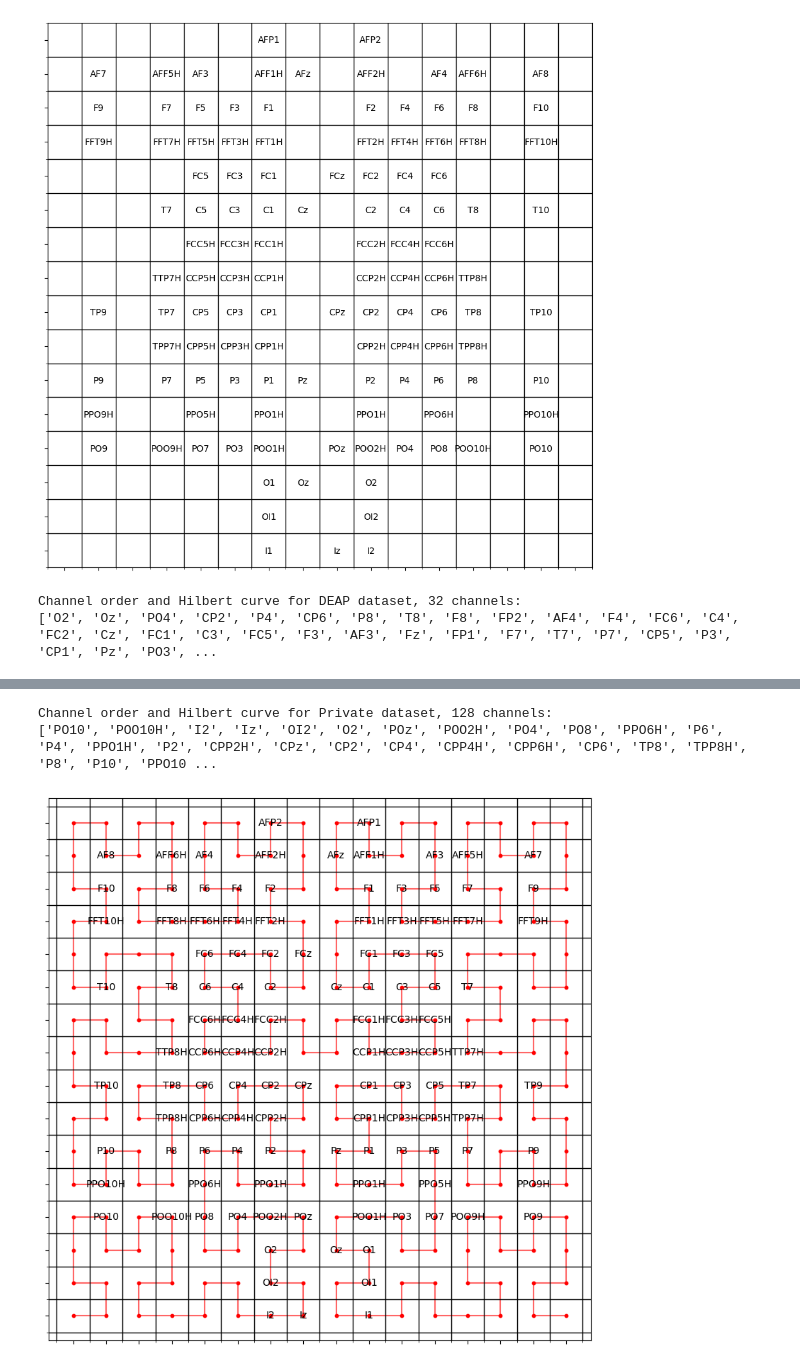
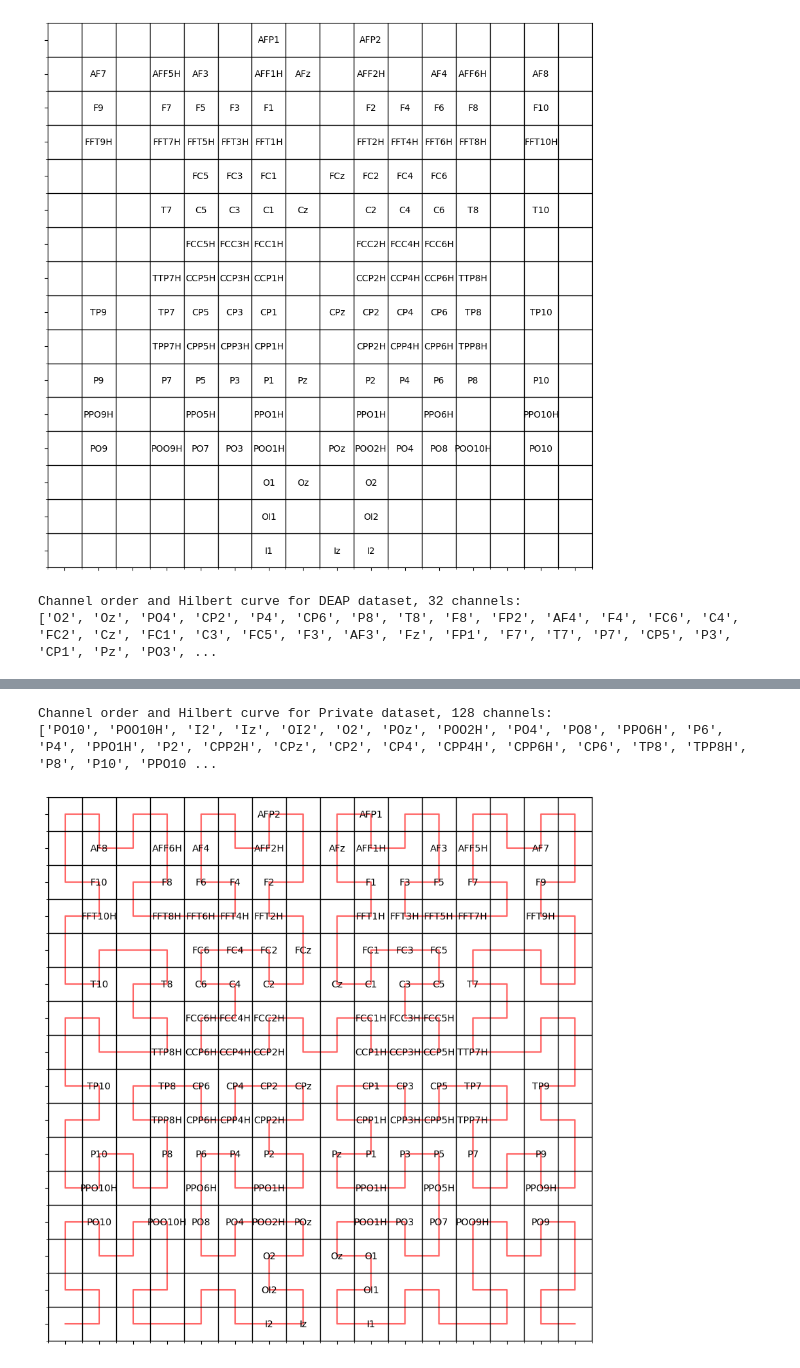
Before and after one commit to agustin-lorenzo/emotion-recognition-thesis, a Jupyter notebook: hilbert_curve.ipynb, the cells around one changed output, grey strips where cells are left out. Cells and saved outputs as stored; diff of their text form; code cells hidden in the pictures.

Commit message:
Cleaned Hilbert curves

```diff
--- a/hilbert_curve.ipynb
+++ b/hilbert_curve.ipynb
@@ -119,12 +119,11 @@ def plot_matrix_with_curve(electrode_matrix, traversal_coords, size=8):
     plt.close()
     matrix = np.array(electrode_matrix)
     matrix = np.rot90(matrix, k=2)
-    vector = [matrix[y, x] for x, y in hilber_coords]
+    vector = [matrix[y, x] for x, y in traversal_coords]
     vector = [str(v) for v in vector if v != '']
     print(vector)
     fig, ax = plt.subplots(figsize=(size, size))
 
-    # Plot text labels
     for (i, j), label in np.ndenumerate(matrix):
         ax.text(j, i, label, ha='center', va='center', color='black', fontsize=10)
 
@@ -132,7 +131,7 @@ def plot_matrix_with_curve(electrode_matrix, traversal_coords, size=8):
     xs = [x for x, y in traversal_coords]
     ys = [y for x, y in traversal_coords]
     ax.plot(xs, ys, color='red', linewidth=1.5, alpha=0.6, zorder=1)
-    ax.scatter(xs, ys, color='red', s=10, zorder=2)  # optional: dots at each point
+    # ax.scatter(xs, ys, color='red', s=10, zorder=2)  # optional: dots at each point
 
     # Setup the grid
     ax.set_xticks(np.arange(matrix.shape[1]))
@@ -147,7 +146,10 @@ def plot_matrix_with_curve(electrode_matrix, traversal_coords, size=8):
     ax.grid(False)  # Turn off major grid
 
     ax.set_aspect('equal')
-    plt.tight_layout()
+    ax.set_xlim(-0.5, matrix.shape[1] - 0.5)
+    ax.set_ylim(matrix.shape[0] - 0.5, -0.5)
+    ax.invert_yaxis()
+    plt.subplots_adjust(left=0, right=1, top=1, bottom=0)
     plt.show()
 
 print("Channel order and Hilbert curve for DEAP dataset, 32 channels:")
@@ -161,3 +163,3 @@ Channel order and Hilbert curve for DEAP dataset, 32 channels:
 Channel order and Hilbert curve for Private dataset, 128 channels:
 ['PO10', 'POO10H', 'I2', 'Iz', 'OI2', 'O2', 'POz', 'POO2H', 'PO4', 'PO8', 'PPO6H', 'P6', 'P4', 'PPO1H', 'P2', 'CPP2H', 'CPz', 'CP2', 'CP4', 'CPP4H', 'CPP6H', 'CP6', 'TP8', 'TPP8H', 'P8', 'P10', 'PPO10 ...
-[figure, old version]
+[figure, new version]
```
Also changed, not shown: parts of 1 cell of this notebook.
